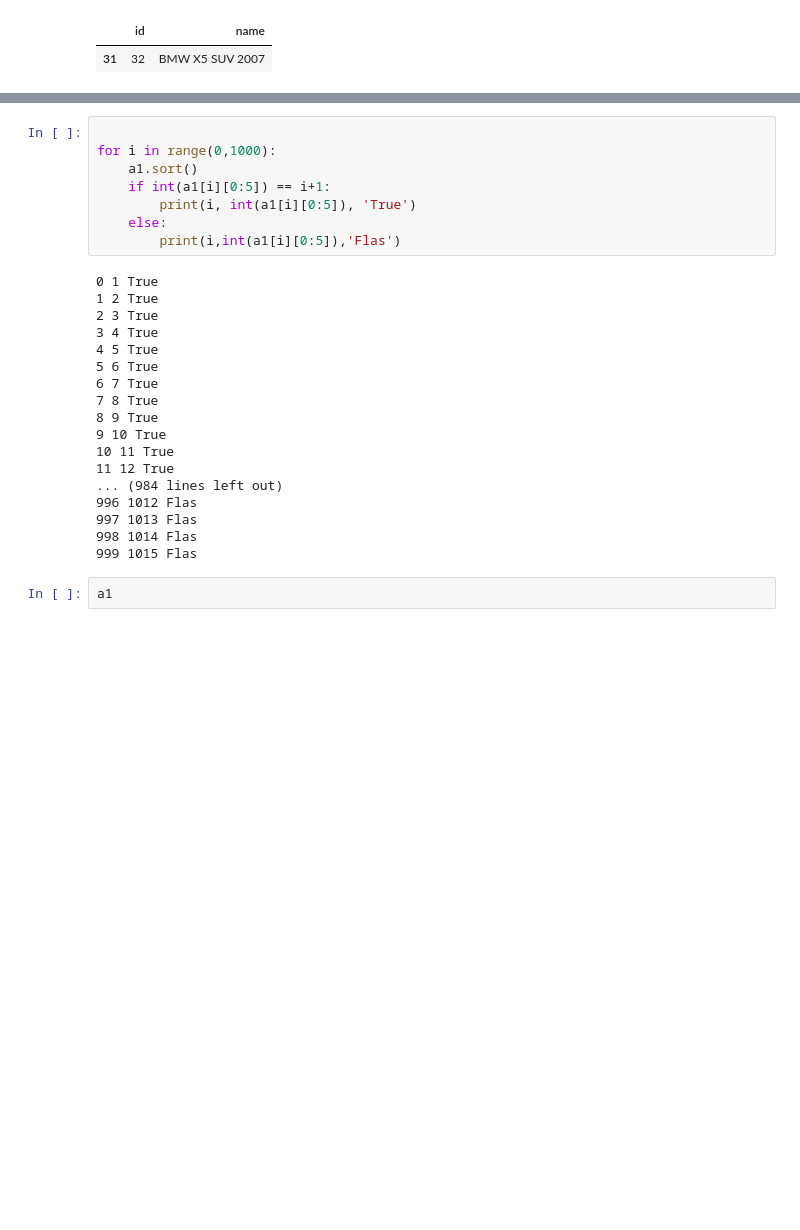
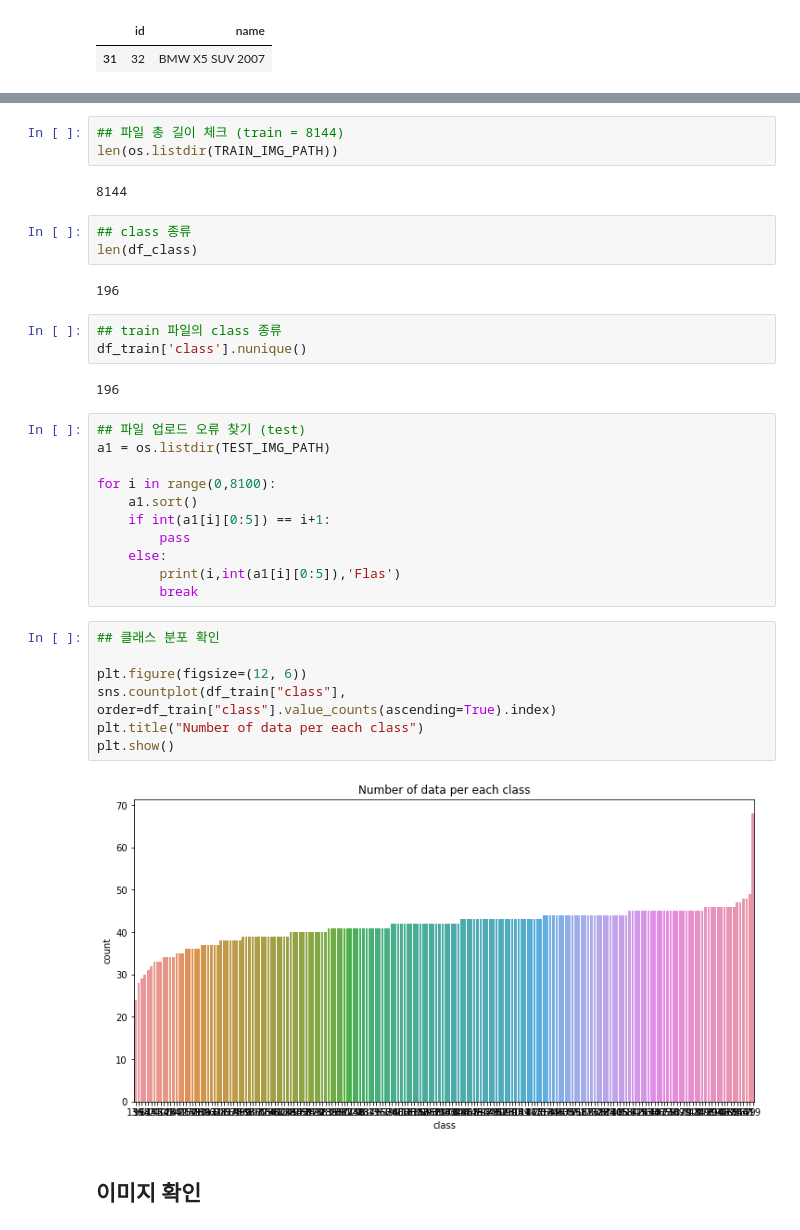
Before and after one commit to poten-jay/Note-cote-, a Jupyter notebook: project4.ipynb, the cells around one changed output, grey strips where cells are left out. Saved outputs shown, nothing was run; the diff lists cells and outputs as text; blank space fills up the shorter version.

```diff
--- a/project4.ipynb
+++ b/project4.ipynb
@@ -127,28 +125,37 @@ int(a1[0][0:5])
+# %%
+## 파일 총 길이 체크 (train = 8144)
+len(os.listdir(TRAIN_IMG_PATH))
+# %% [output]
+8144
+# %%
+## class 종류
+len(df_class)
+# %% [output]
+196
+# %%
+## train 파일의 class 종류
+df_train['class'].nunique()
+# %% [output]
+196
 # %%
+## 파일 업로드 오류 찾기 (test)
+a1 = os.listdir(TEST_IMG_PATH)
 
-for i in range(0,1000):
+for i in range(0,8100):
     a1.sort()
     if int(a1[i][0:5]) == i+1:
-        print(i, int(a1[i][0:5]), 'True')
+        pass
     else:
         print(i,int(a1[i][0:5]),'Flas')
+        break
-# %% [output]
-0 1 True
-1 2 True
-2 3 True
-3 4 True
-4 5 True
-5 6 True
-6 7 True
-7 8 True
-8 9 True
-9 10 True
-10 11 True
-11 12 True
-... (984 lines left out)
-996 1012 Flas
-997 1013 Flas
-998 1014 Flas
-999 1015 Flas
-# %%
-a1
+# %%
+## 클래스 분포 확인
+
+plt.figure(figsize=(12, 6))
+sns.countplot(df_train["class"], order=df_train["class"].value_counts(ascending=True).index)
+plt.title("Number of data per each class")
+plt.show()
+# %% [output]
+[figure, added]
+# %% [markdown]
+## 이미지 확인
```
Also changed, not shown: parts of 10 cells of this notebook.
